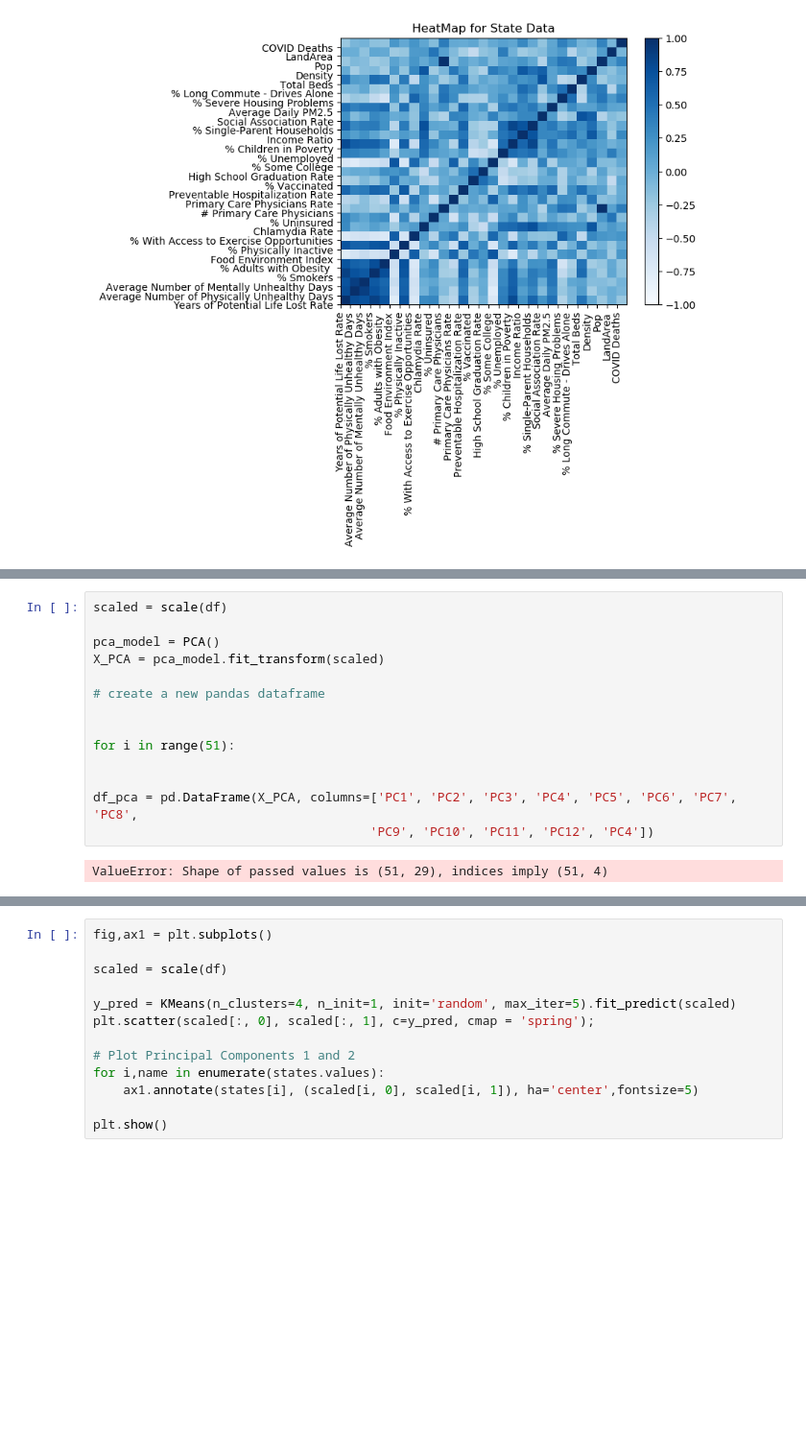
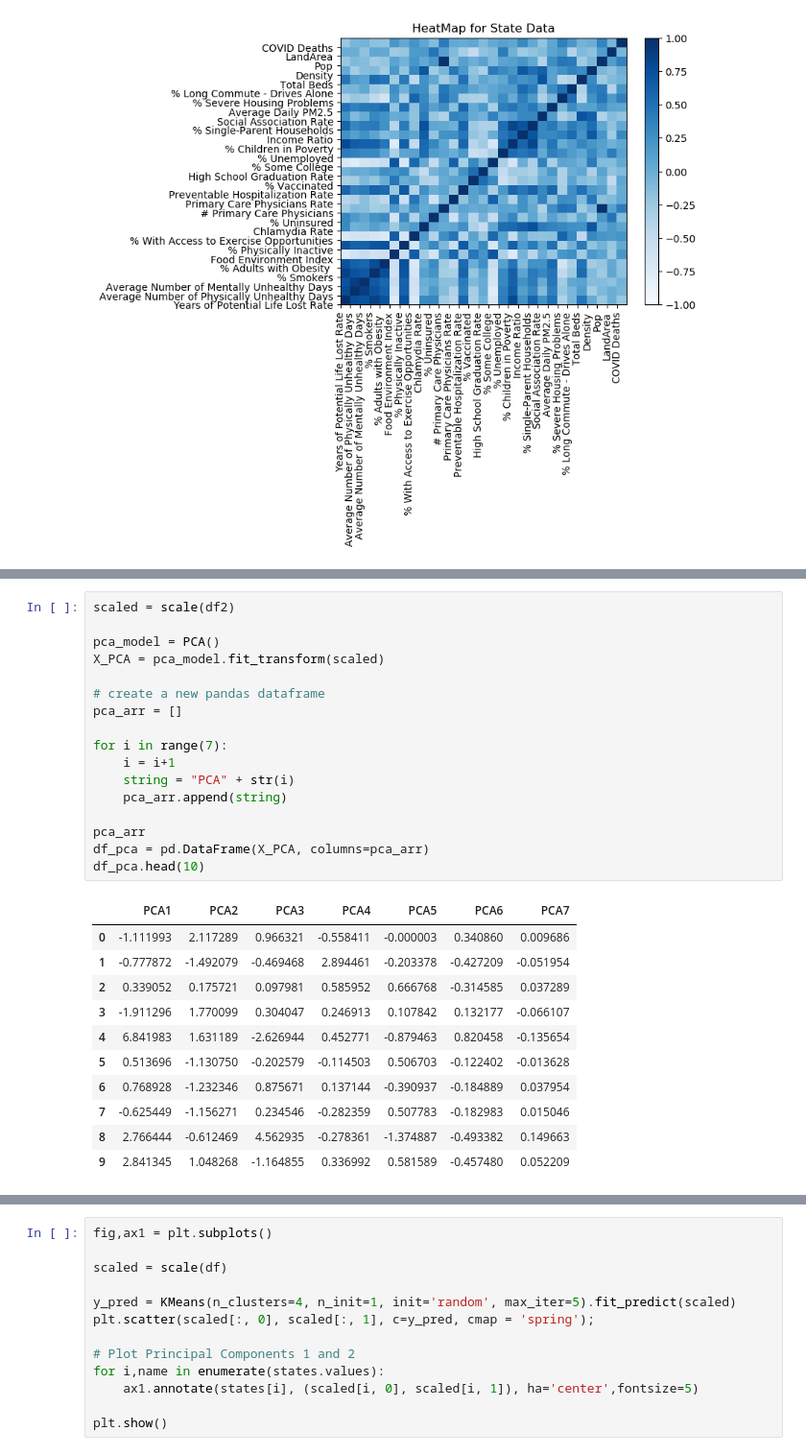
Before and after one commit to miholjcicmarko/COMP5360Project, a Jupyter notebook: python_journals/Clustering.ipynb, the cells around one changed output, grey strips where cells are left out. Shown at 96% size. Saved outputs shown, nothing was run; the diff lists cells and outputs as text; blank space fills up the shorter version.

```diff
--- a/python_journals/Clustering.ipynb
+++ b/python_journals/Clustering.ipynb
@@ -141,16 +202,29 @@ g = sns.clustermap(df, method="average", metric="euclidean", cmap="Blues", stand
 # %%
-scaled = scale(df)
+scaled = scale(df2)
 
 pca_model = PCA()
 X_PCA = pca_model.fit_transform(scaled)
 
 # create a new pandas dataframe
+pca_arr = []
 
+for i in range(7):
+    i = i+1
+    string = "PCA" + str(i)
+    pca_arr.append(string)
 
-for i in range(51):
-
-
-df_pca = pd.DataFrame(X_PCA, columns=['PC1', 'PC2', 'PC3', 'PC4', 'PC5', 'PC6', 'PC7', 'PC8',
-                                     'PC9', 'PC10', 'PC11', 'PC12', 'PC4'])
+pca_arr
+df_pca = pd.DataFrame(X_PCA, columns=pca_arr)
+df_pca.head(10)
 # %% [output]
-ValueError: Shape of passed values is (51, 29), indices imply (51, 4)
+|  | PCA1 | PCA2 | PCA3 | PCA4 | PCA5 | PCA6 | PCA7 |
+| 0 | -1.111993 | 2.117289 | 0.966321 | -0.558411 | -0.000003 | 0.340860 | 0.009686 |
+| 1 | -0.777872 | -1.492079 | -0.469468 | 2.894461 | -0.203378 | -0.427209 | -0.051954 |
+| 2 | 0.339052 | 0.175721 | 0.097981 | 0.585952 | 0.666768 | -0.314585 | 0.037289 |
+| 3 | -1.911296 | 1.770099 | 0.304047 | 0.246913 | 0.107842 | 0.132177 | -0.066107 |
+| 4 | 6.841983 | 1.631189 | -2.626944 | 0.452771 | -0.879463 | 0.820458 | -0.135654 |
+| 5 | 0.513696 | -1.130750 | -0.202579 | -0.114503 | 0.506703 | -0.122402 | -0.013628 |
+| 6 | 0.768928 | -1.232346 | 0.875671 | 0.137144 | -0.390937 | -0.184889 | 0.037954 |
+| 7 | -0.625449 | -1.156271 | 0.234546 | -0.282359 | 0.507783 | -0.182983 | 0.015046 |
+| 8 | 2.766444 | -0.612469 | 4.562935 | -0.278361 | -1.374887 | -0.493382 | 0.149663 |
+| 9 | 2.841345 | 1.048268 | -1.164855 | 0.336992 | 0.581589 | -0.457480 | 0.052209 |
```
Also changed, not shown: parts of 8 cells of this notebook.
